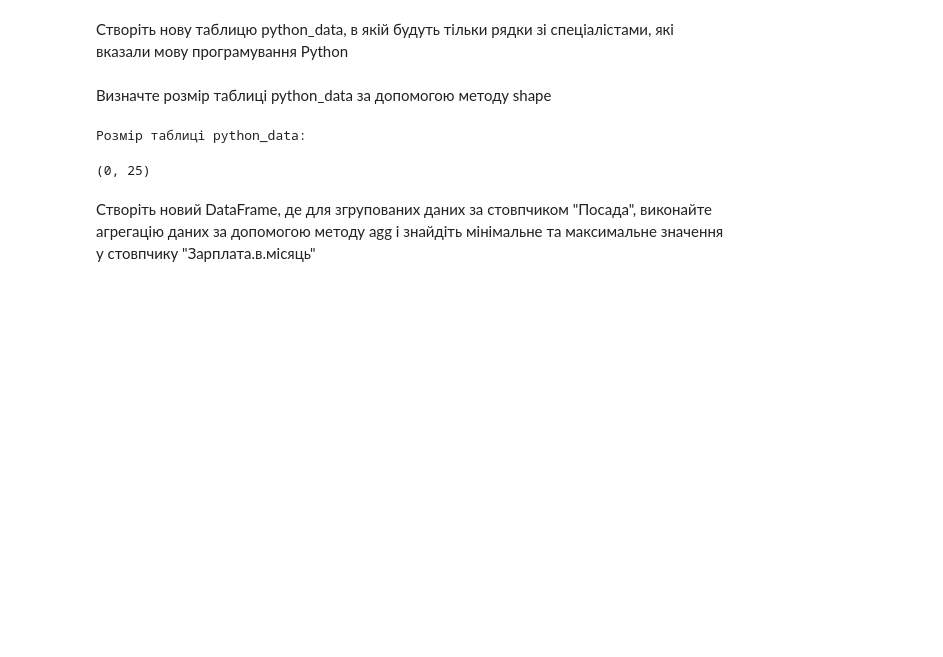
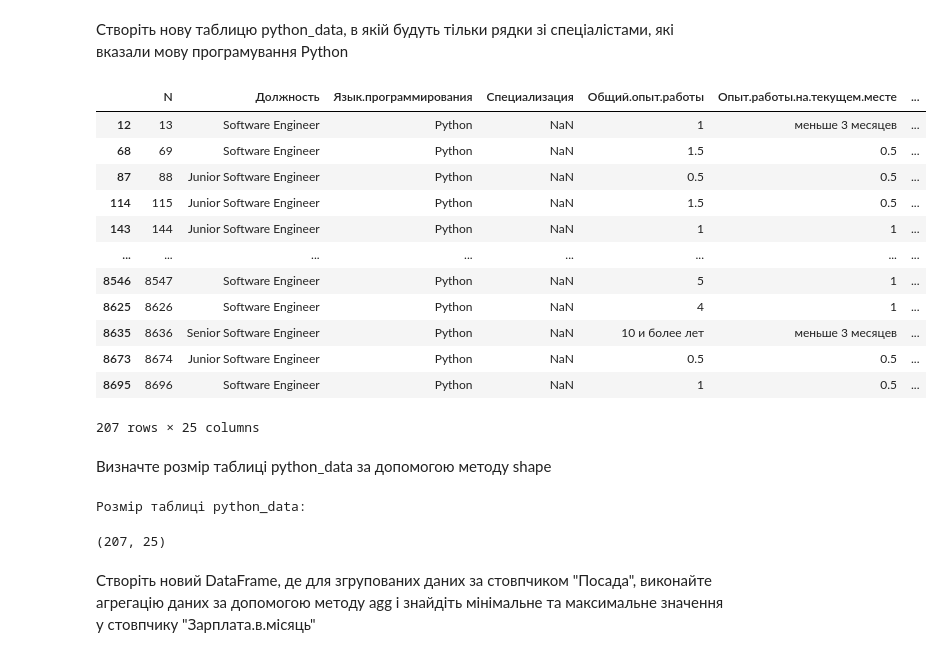
Before and after one commit to svitlana2299/DS_HW_2, a Jupyter notebook: Hw2.2.ipynb, the cells around one changed output. Saved outputs shown, nothing was run; the diff lists cells and outputs as text; code cells hidden in the pictures; blank space fills up the shorter version.

```diff
--- a/Hw2.2.ipynb
+++ b/Hw2.2.ipynb
@@ -145,3 +157,24 @@ python_data = df[df['Язык.программирования'] == 'Python']
+# %%
+file_path = "https://drive.google.com/file/d/1JMYqXipZpz9Y5-vyxvLEO2Y1sRBxqu-U/view"
+file_id = file_path.split("/")[-2]
+download_link = f"https://drive.google.com/uc?id={file_id}"
+df = pd.read_csv(download_link)
+python_data = df[df['Язык.программирования'] == 'Python']
+python_data
+# %% [output]
+|  | N | Должность | Язык.программирования | Специализация | Общий.опыт.работы | Опыт.работы.на.текущем.месте | ... |
+| 12 | 13 | Software Engineer | Python | NaN | 1 | меньше 3 месяцев | ... |
+| 68 | 69 | Software Engineer | Python | NaN | 1.5 | 0.5 | ... |
+| 87 | 88 | Junior Software Engineer | Python | NaN | 0.5 | 0.5 | ... |
+| 114 | 115 | Junior Software Engineer | Python | NaN | 1.5 | 0.5 | ... |
+| 143 | 144 | Junior Software Engineer | Python | NaN | 1 | 1 | ... |
+| ... | ... | ... | ... | ... | ... | ... | ... |
+| 8546 | 8547 | Software Engineer | Python | NaN | 5 | 1 | ... |
+| 8625 | 8626 | Software Engineer | Python | NaN | 4 | 1 | ... |
+| 8635 | 8636 | Senior Software Engineer | Python | NaN | 10 и более лет | меньше 3 месяцев | ... |
+| 8673 | 8674 | Junior Software Engineer | Python | NaN | 0.5 | 0.5 | ... |
+| 8695 | 8696 | Software Engineer | Python | NaN | 1 | 0.5 | ... |
+207 rows × 25 columns
 # %% [markdown]
 Визначте розмір таблиці python_data за допомогою методу shape
 # %%
@@ -149,7 +182,7 @@ print("\nРозмір таблиці python_data:")
 python_data.shape
 # %% [output]
 Розмір таблиці python_data:
-(0, 25)
+(207, 25)
 # %% [markdown]
 Створіть новий DataFrame, де для згрупованих даних за стовпчиком "Посада", виконайте агрегацію даних за допомогою методу agg і знайдіть мінімальне та максимальне значення у стовпчику "Зарплата.в.місяць"
 # %%
```
Also changed, not shown: parts of 9 cells of this notebook, 2 other files.
